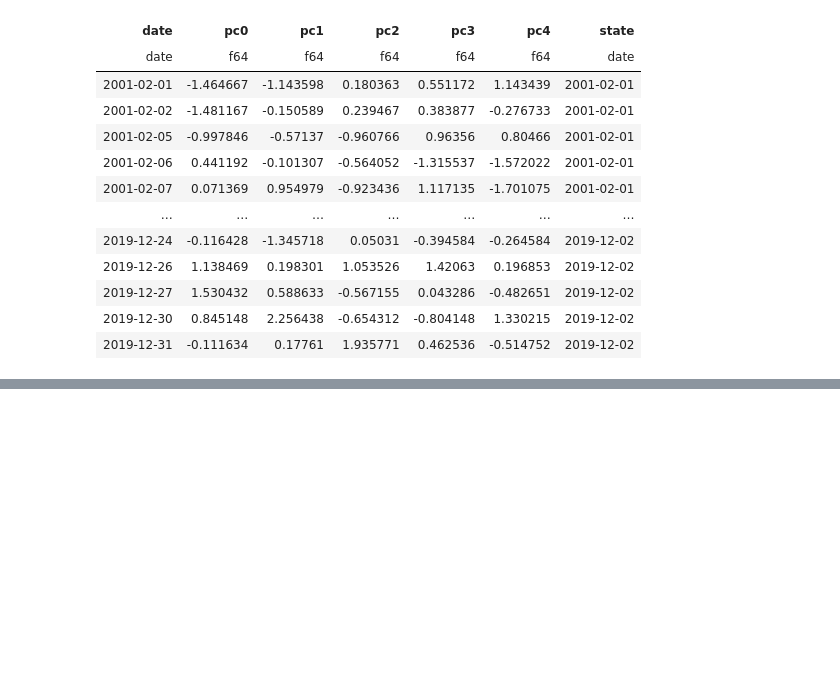
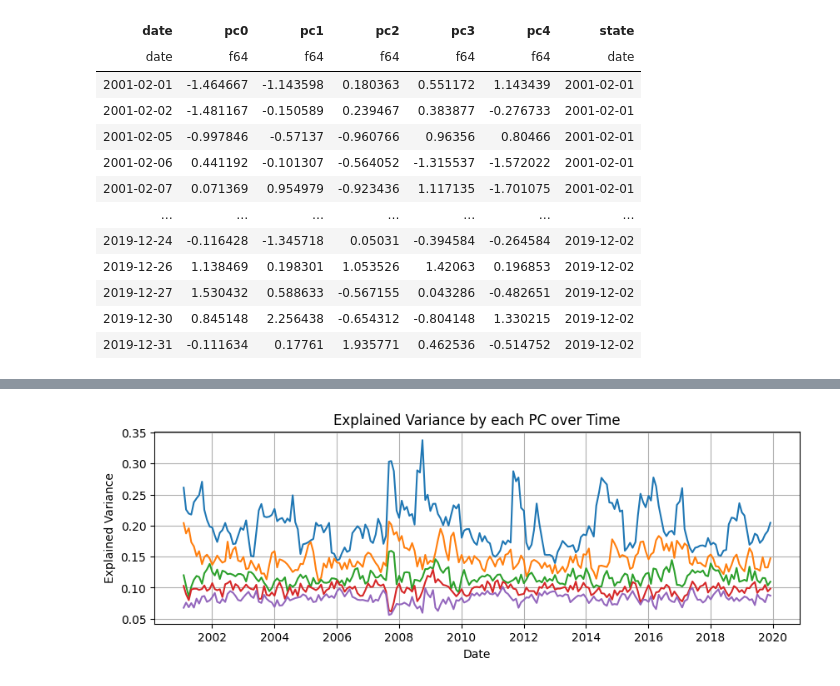
Before and after one commit to rvance1/factor-momentum, a Jupyter notebook: notebooks/TEMP.ipynb, the cells around one changed output, grey strips where cells are left out. Saved outputs shown, nothing was run; the diff lists cells and outputs as text; code cells hidden in the pictures; blank space fills up the shorter version.

```diff
--- a/notebooks/TEMP.ipynb
+++ b/notebooks/TEMP.ipynb
@@ -163,0 +204,13 @@ factor_returns.collect()
+# %%
+dates = list(pca_engine.states.keys())
+explained_var = [pca_engine.states[date]["explained_var"] for date in pca_engine.states.keys()]
+# %%
+plt.figure(figsize=(10, 3))
+plt.plot(dates, explained_var)
+plt.title("Explained Variance by each PC over Time")
+plt.xlabel("Date")
+plt.ylabel("Explained Variance")
+plt.grid(True)
+plt.show()
+# %% [output]
+[figure, added]
```
Also changed, not shown: parts of 17 cells of this notebook, 21 other files.
